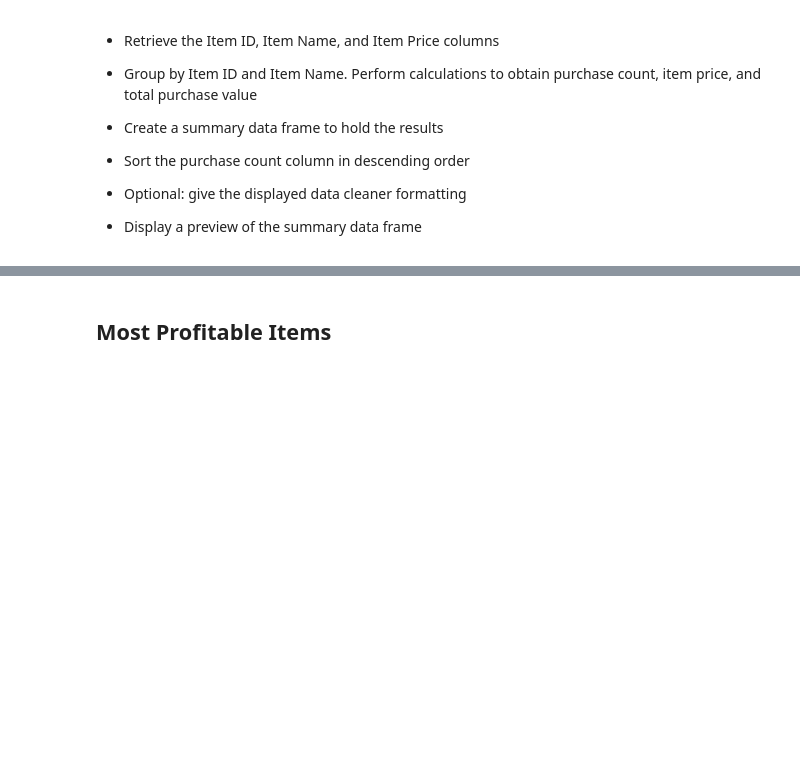
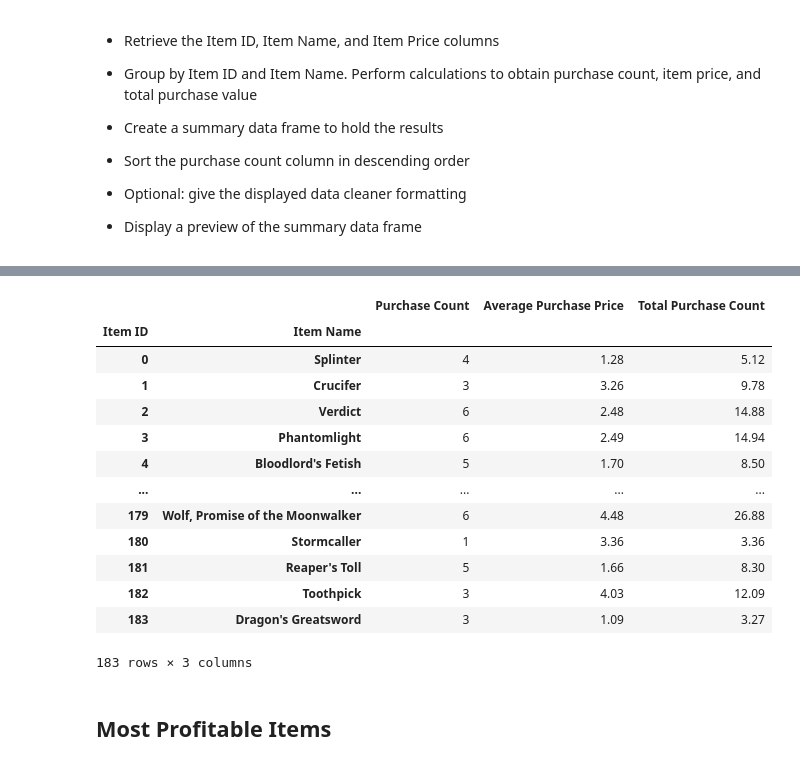
Before and after one commit to CatEggs/Pandas-Challenge, a Jupyter notebook: HeroesOfPymoli_starter.ipynb, the cells around one changed output, grey strips where cells are left out. Saved outputs shown, nothing was run; the diff lists cells and outputs as text; code cells hidden in the pictures; blank space fills up the shorter version.

```diff
--- a/HeroesOfPymoli_starter.ipynb
+++ b/HeroesOfPymoli_starter.ipynb
@@ -132,0 +128,10 @@ gend_df
+# %%
+df['Age Group'] = pd.cut(df["Age"], bins = [0, 9, 14, 19, 24, 29, 34, 39, 99], labels = ["<10","10-14","15-19","20-24","25-29","30-34","35-39","40+"])
+age_group = df.groupby('Age Group')
+count = age_group["SN"].nunique()
+total = df['SN'].nunique()
+percent = (count/total) * 100
+
+age_df = pd.DataFrame({"Total Count": count, "Percentage of Players": percent})
+
+age_df
@@ -214,3 +240,25 @@ gend_df
+# %%
+purchase_count_item = df.groupby(['Item ID', 'Item Name']).count()["Purchase ID"]
+avg_price_item = df.groupby(['Item ID', 'Item Name']).mean()["Price"]
+avg_total_item = df.groupby(['Item ID', 'Item Name']).sum()["Price"]
+
+purchase_df_item =pd.DataFrame({"Purchase Count": purchase_count_item, "Average Purchase Price": avg_price_item, "Total Purchase Count": avg_total_item })
+purchase_df_item
+# %% [output]
+|  |  | Purchase Count | Average Purchase Price | Total Purchase Count |
+| Item ID | Item Name |  |  |  |
+| 0 | Splinter | 4 | 1.28 | 5.12 |
+| 1 | Crucifer | 3 | 3.26 | 9.78 |
+| 2 | Verdict | 6 | 2.48 | 14.88 |
+| 3 | Phantomlight | 6 | 2.49 | 14.94 |
+| 4 | Bloodlord's Fetish | 5 | 1.70 | 8.50 |
+| ... | ... | ... | ... | ... |
+| 179 | Wolf, Promise of the Moonwalker | 6 | 4.48 | 26.88 |
+| 180 | Stormcaller | 1 | 3.36 | 3.36 |
+| 181 | Reaper's Toll | 5 | 1.66 | 8.30 |
+| 182 | Toothpick | 3 | 4.03 | 12.09 |
+| 183 | Dragon's Greatsword | 3 | 1.09 | 3.27 |
+183 rows × 3 columns
 # %% [markdown]
 ## Most Profitable Items
 # %% [markdown]
```
Also changed, not shown: parts of 11 cells of this notebook.
